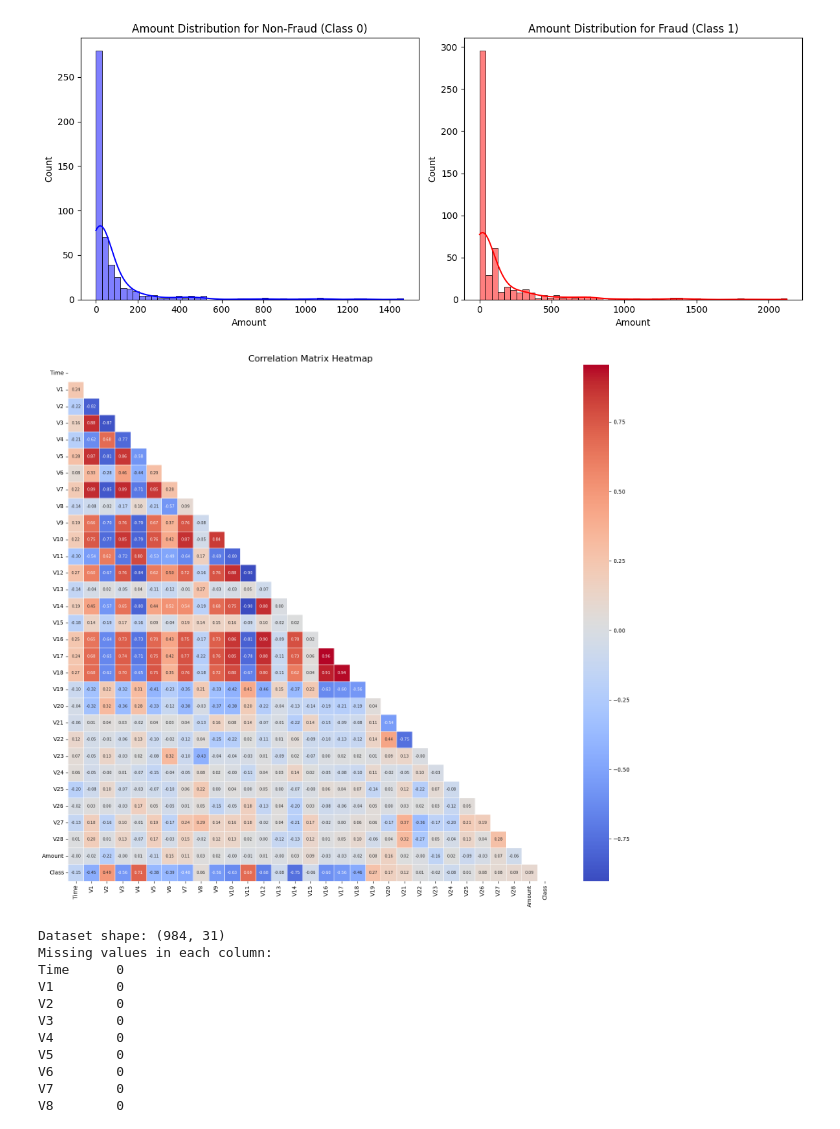
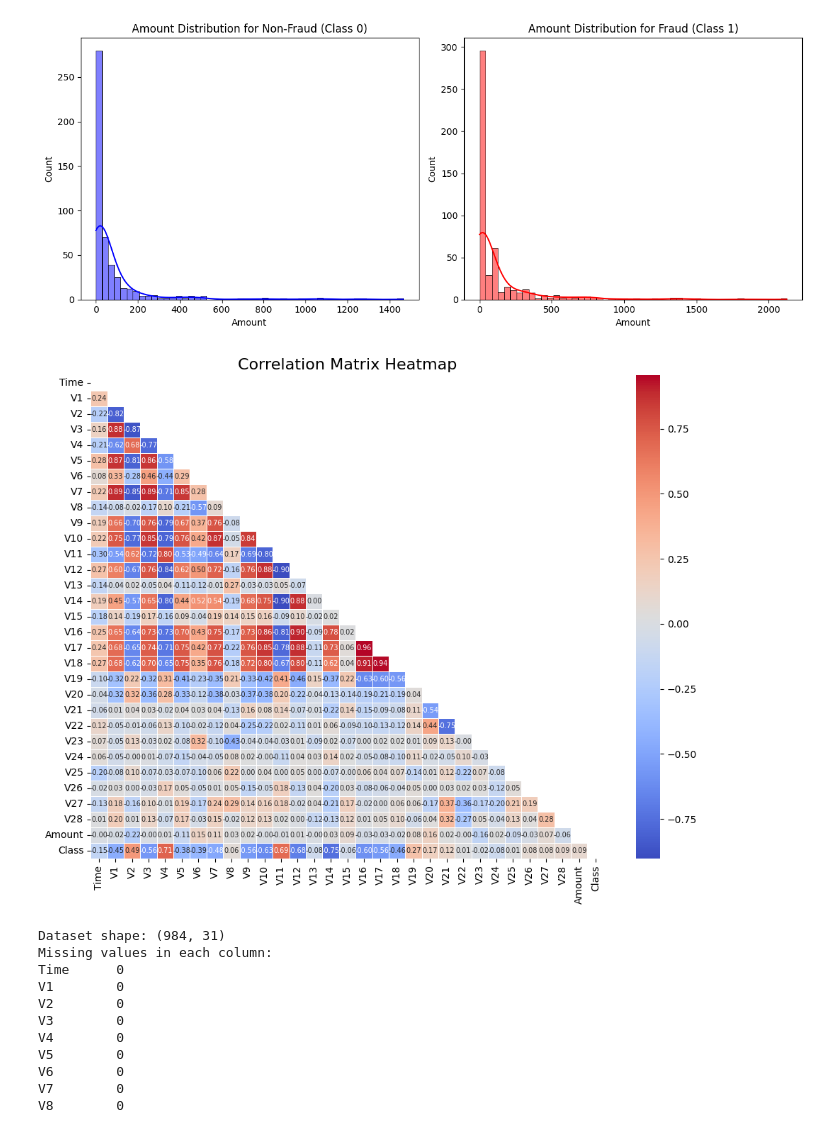
Before and after one commit to DavidCumaru/CreditCardFraudDetection, a Jupyter notebook: notebooks/EDA_balanced.ipynb, the cells around one changed output. Saved outputs shown, nothing was run; the diff lists cells and outputs as text; code cells hidden in the pictures.

```diff
--- a/notebooks/EDA_balanced.ipynb
+++ b/notebooks/EDA_balanced.ipynb
@@ -77,15 +80,14 @@ plt.show()
 # %%
 # Calculate correlation matrix
 correlation_matrix = df.corr()
 
-# Create a heatmap with annotations
-plt.figure(figsize=(16, 14))
+plt.figure(figsize=(10, 8))
 mask = np.triu(correlation_matrix)
 sns.heatmap(correlation_matrix, annot=True, fmt='.2f', cmap='coolwarm',
             mask=mask, linewidths=0.5, annot_kws={"size": 7})
 plt.title('Correlation Matrix Heatmap', fontsize=16)
 plt.tight_layout()
 plt.show()
 # %% [output]
-[figure, old version]
+[figure, new version]
 # %%
```
Also changed, not shown: parts of 3 cells of this notebook, 4 other files.
